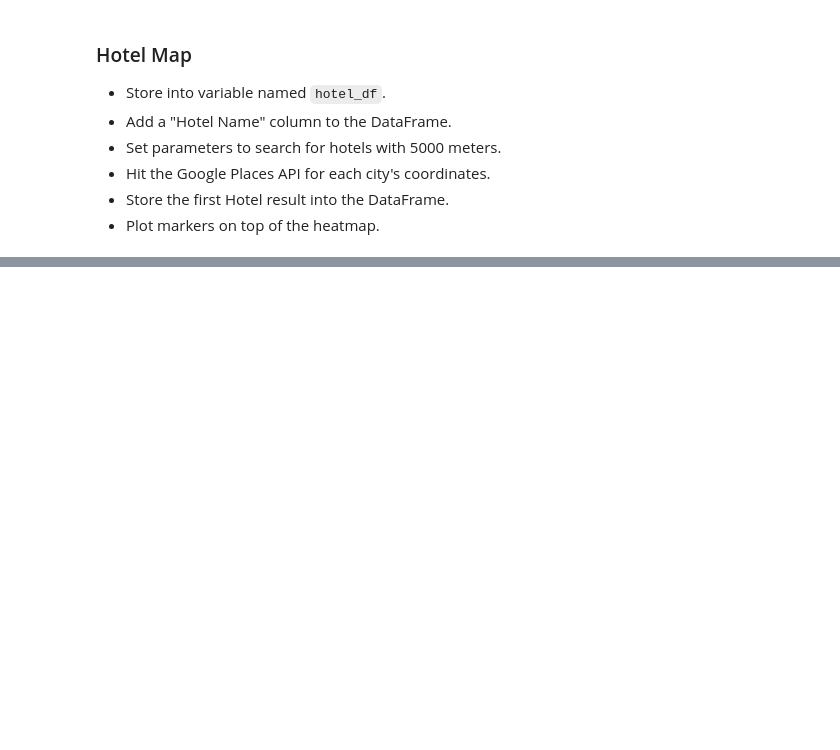
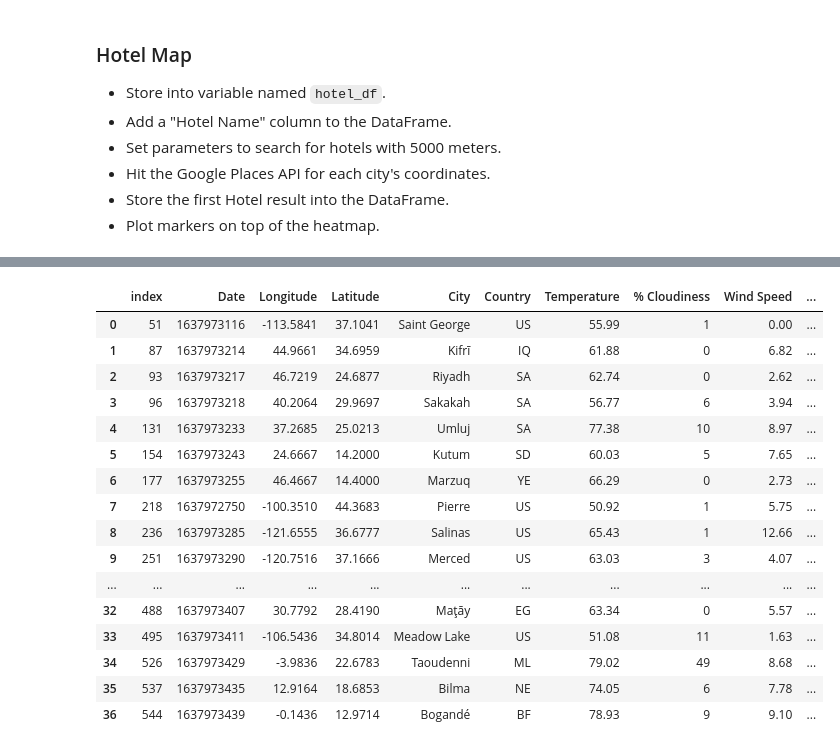
Before and after one commit to chrischristensen21/Python-API-Weather-Analysis, a Jupyter notebook: VacationPy.ipynb, the cells around one changed output, grey strips where cells are left out. Saved outputs shown, nothing was run; the diff lists cells and outputs as text; code cells hidden in the pictures; blank space fills up the shorter version.

```diff
--- a/VacationPy.ipynb
+++ b/VacationPy.ipynb
@@ -99,0 +122,32 @@ ideal_weather
+# %%
+base_url = "https://maps.googleapis.com/maps/api/place/nearbysearch/json"
+params = {
+    "radius": 5000,
+    "type": "lodging",
+    "key": gkey,
+}
+# use iterrows to iterate through pandas dataframe
+for index, row in hotel_df.iterrows():
+
+    lat=row["Longitude"]
+    lon=row["Latitude"]
+
+    # add keyword to params dict
+    params['location'] = f'{lat}, {lon}'
+
+    # assemble url and make API request
+    print(f"Retrieving Results for Index {index}: {row['City']}.")
+    response = requests.get(base_url, params=params).json()
+
+    # extract results
+    results = response['results']
+
+    try:
+
+        hotel_df.loc[index, 'Hotel Name'] = results[0]['name']
+
+
+    except (KeyError, IndexError):
+        print("Missing field/result... skipping.")
+
+    print("------------")
@@ -99,0 +172,20 @@ ideal_weather
+# %%
+hotel_df
+# %% [output]
+|  | index | Date | Longitude | Latitude | City | Country | Temperature | % Cloudiness | Wind Speed | ... |
+| 0 | 51 | 1637973116 | -113.5841 | 37.1041 | Saint George | US | 55.99 | 1 | 0.00 | ... |
+| 1 | 87 | 1637973214 | 44.9661 | 34.6959 | Kifrī | IQ | 61.88 | 0 | 6.82 | ... |
+| 2 | 93 | 1637973217 | 46.7219 | 24.6877 | Riyadh | SA | 62.74 | 0 | 2.62 | ... |
+| 3 | 96 | 1637973218 | 40.2064 | 29.9697 | Sakakah | SA | 56.77 | 6 | 3.94 | ... |
+| 4 | 131 | 1637973233 | 37.2685 | 25.0213 | Umluj | SA | 77.38 | 10 | 8.97 | ... |
+| 5 | 154 | 1637973243 | 24.6667 | 14.2000 | Kutum | SD | 60.03 | 5 | 7.65 | ... |
+| 6 | 177 | 1637973255 | 46.4667 | 14.4000 | Marzuq | YE | 66.29 | 0 | 2.73 | ... |
+| 7 | 218 | 1637972750 | -100.3510 | 44.3683 | Pierre | US | 50.92 | 1 | 5.75 | ... |
+| 8 | 236 | 1637973285 | -121.6555 | 36.6777 | Salinas | US | 65.43 | 1 | 12.66 | ... |
+| 9 | 251 | 1637973290 | -120.7516 | 37.1666 | Merced | US | 63.03 | 3 | 4.07 | ... |
+| ... | ... | ... | ... | ... | ... | ... | ... | ... | ... | ... |
+| 32 | 488 | 1637973407 | 30.7792 | 28.4190 | Maţāy | EG | 63.34 | 0 | 5.57 | ... |
+| 33 | 495 | 1637973411 | -106.5436 | 34.8014 | Meadow Lake | US | 51.08 | 11 | 1.63 | ... |
+| 34 | 526 | 1637973429 | -3.9836 | 22.6783 | Taoudenni | ML | 79.02 | 49 | 8.68 | ... |
+| 35 | 537 | 1637973435 | 12.9164 | 18.6853 | Bilma | NE | 74.05 | 6 | 7.78 | ... |
+| 36 | 544 | 1637973439 | -0.1436 | 12.9714 | Bogandé | BF | 78.93 | 9 | 9.10 | ... |
```
Also changed, not shown: parts of 10 cells of this notebook, 21 other files.
